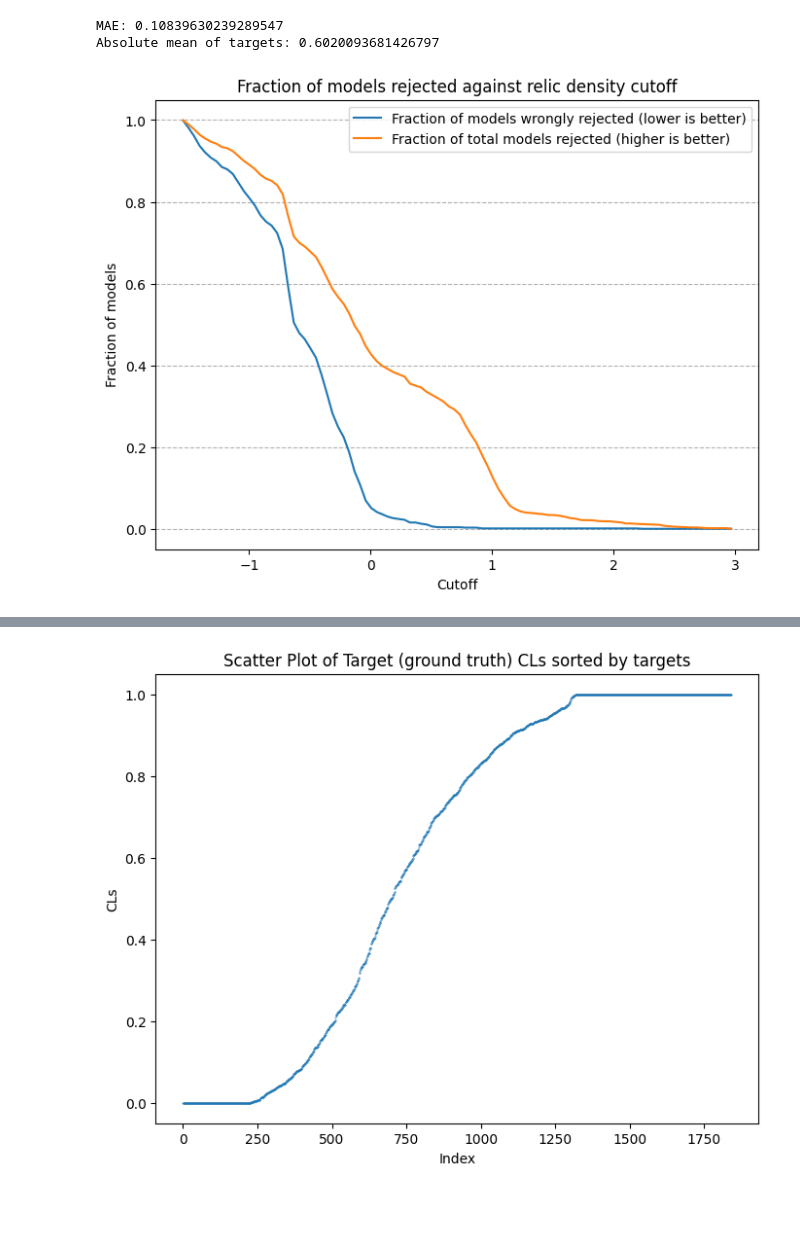
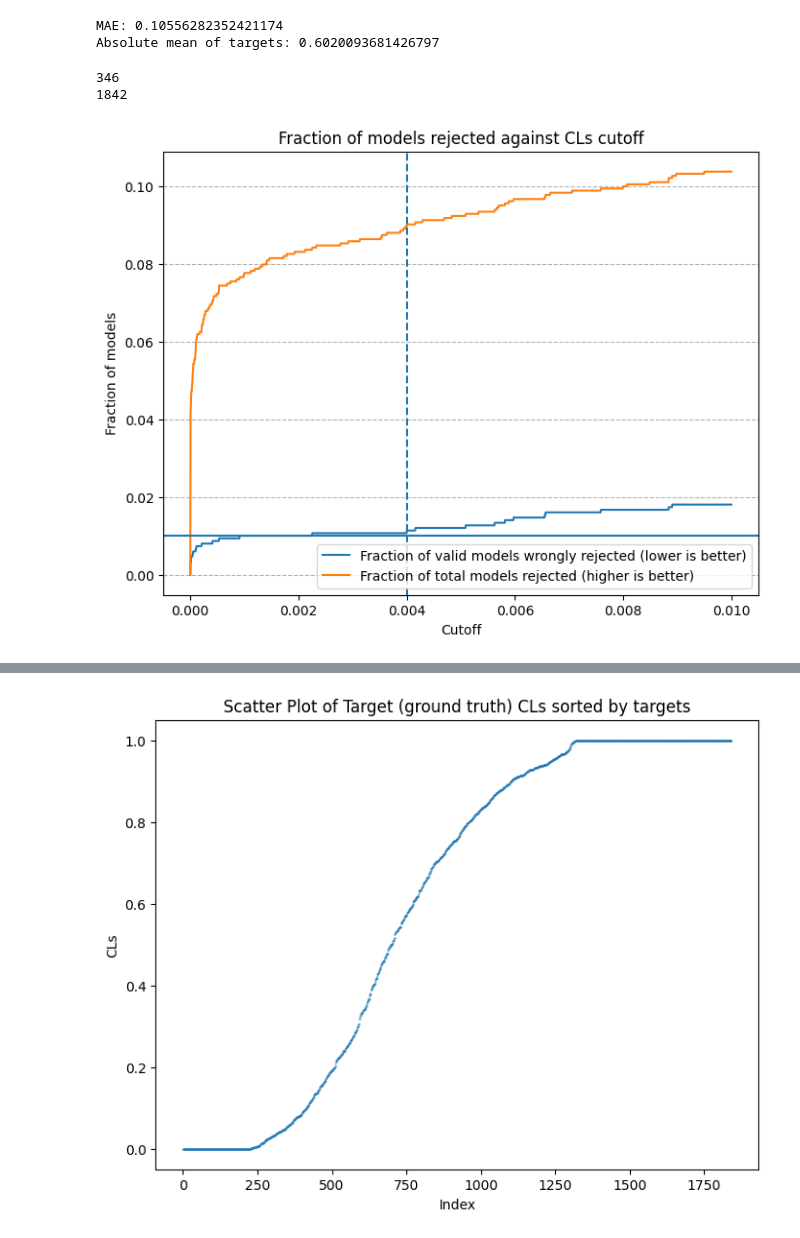
Before and after one commit to benvlasto/MPhys-Project, a Jupyter notebook: exploring_CLs_model_output.ipynb, the cells around one changed output, grey strips where cells are left out. Cells and saved outputs as stored; diff of their text form; code cells hidden in the pictures; blank space fills up the shorter version.

```diff
--- a/exploring_CLs_model_output.ipynb
+++ b/exploring_CLs_model_output.ipynb
@@ -3,7 +3,7 @@ import pandas as pd
 import numpy as np
 import matplotlib.pyplot as plt
 
-output_df = pd.read_csv("csv-files/CLs_predictions_vs_targets_6l_128n_0.005lr.csv")
+output_df = pd.read_csv("csv-files/CLs_predictions_vs_targets_4l_256n_0.005lr_custom_loss.csv")
 sorted_output_df = output_df.sort_values(by="Targets")
 # %%
 # Store predictions and targets in separate arrays
@@ -14,27 +14,30 @@ targets = sorted_output_df["Targets"].values
 print(f"MAE: {(np.abs(predictions-targets)).mean()}")
 print(f"Absolute mean of targets: {(np.abs(targets)).mean()}")
 # %% [output]
-MAE: 0.10839630239289547
+MAE: 0.10556282352421174
 Absolute mean of targets: 0.6020093681426797
 # %%
-def plot_incorrect_rejections_by_cutoff(true_values, predicted_values, num_points=100):
+def plot_rejections_by_cutoff(true_values, predicted_values, num_points=100):
 
-    # Create array of correctly rejected models. 0.12 is used because this is the true upper limit for relic density
-    true_cutoff = (np.log(0.12) - mean_DM) / std_DM
-    target_rejections = true_values > true_cutoff
+    # Create True / False array of which models should be rejected (CLs < 0.05)
+    true_cutoff = 0.05
+    target_rejections = true_values < true_cutoff
     correct_accepted = np.logical_not(target_rejections)
 
     # Create array of test cutoffs
-    test_cutoffs = np.linspace(predictions.min(),predictions.max(),num=num_points)
+    test_cutoffs = np.linspace(0,0.01,num=num_points)
 
     # Create array of incorrect rejections that we will plot
     incorrect_rejections = []
     total_rejections = []
 
+    print(target_rejections.sum())
+    print(len(true_values))
+
     for cutoff in test_cutoffs:
 
         # Work out which predictions are rejected by chosen cutoff
-        rejected_predictions = predicted_values > cutoff
+        rejected_predictions = predicted_values < cutoff
 
         # Calculate fraction of models that should have been accepted but were rejected
         total_wrongly_rejected = (rejected_predictions > target_rejections).sum()
@@ -46,20 +49,29 @@ def plot_incorrect_rejections_by_cutoff(true_values, predicted_values, num_point
         incorrect_rejections.append(fraction_wrongly_rejected)
         total_rejections.append(fraction_rejeceted)
 
+    # Choose 1% cutoff value, or value which incorrectly rejects fewer than 1% of valid models
+    one_perc_cut = 0.004
+
     # Plot fraction of rejected models against cutoff
     plt.figure(figsize=(8, 6))
     plt.plot(test_cutoffs, incorrect_rejections)
     plt.plot(test_cutoffs, total_rejections)
+    plt.axvline(one_perc_cut, linestyle='--')
+    plt.axhline(0.01)
     plt.xlabel("Cutoff")
     plt.ylabel("Fraction of models")
     plt.grid(axis='y', linestyle='--')
-    plt.legend(["Fraction of models wrongly rejected (lower is better)", "Fraction of total models rejected (higher is better)"])
-    plt.title("Fraction of models rejected against relic density cutoff")
+    plt.legend(["Fraction of valid models wrongly rejected (lower is better)", "Fraction of total models rejected (higher is better)"])
+    plt.title("Fraction of models rejected against CLs cutoff")
+    #plt.text(one_perc_cut+0.01, 0.5, f"{one_perc_cut}", ha='left')
+    #plt.savefig("plots/CLs_predictor_performance/rejected_models_against_CLs_cutoff_zoomed.png")
     plt.show()
 # %%
-plot_incorrect_rejections_by_cutoff(targets, predictions)
+plot_rejections_by_cutoff(targets, predictions, len(targets))
 # %% [output]
+346
+1842
-[figure, old version]
+[figure, new version]
 # %%
 def plot_mae_by_bins(true_values, predicted_values, num_bins):
 
```
Also changed, not shown: parts of 2 cells of this notebook, 9 other files.
